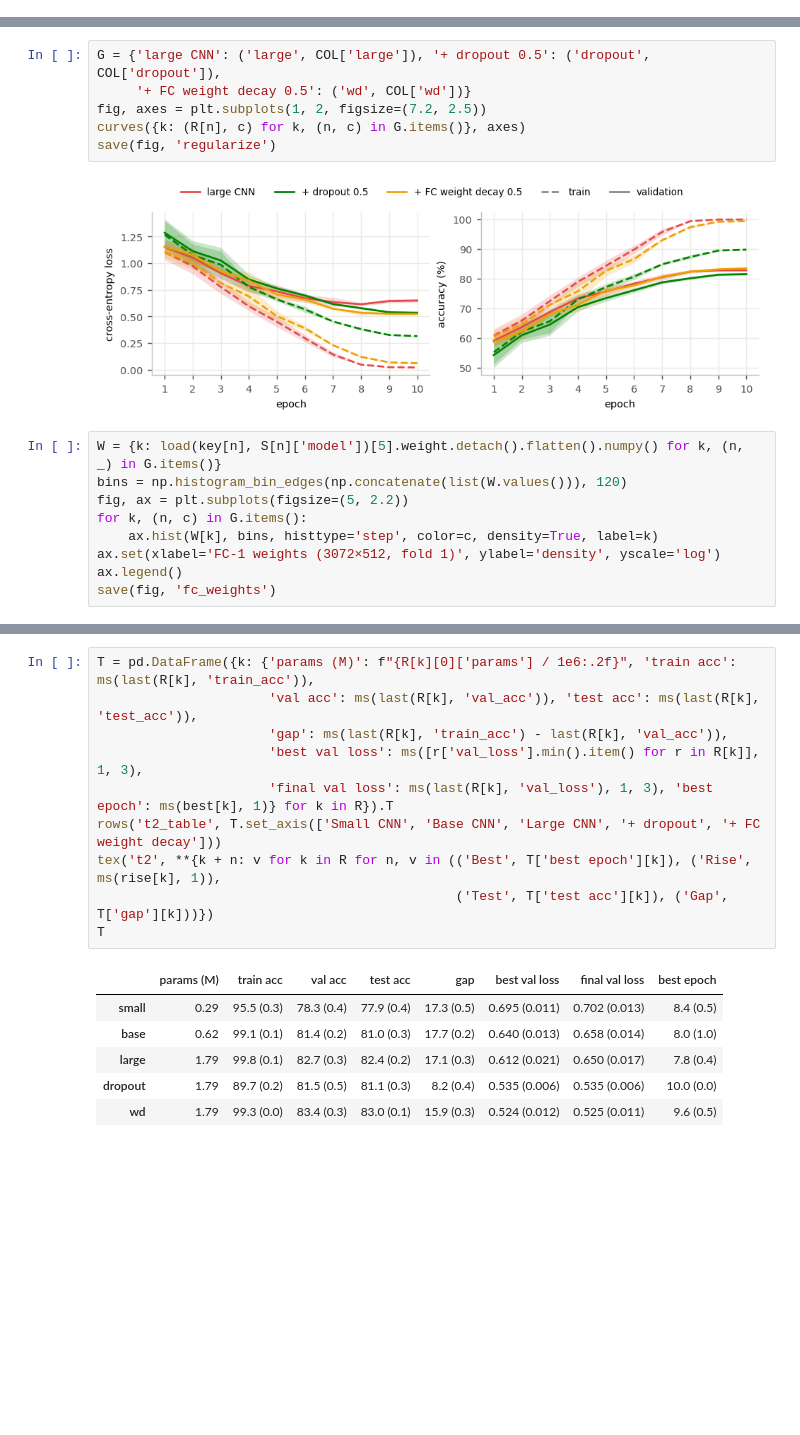
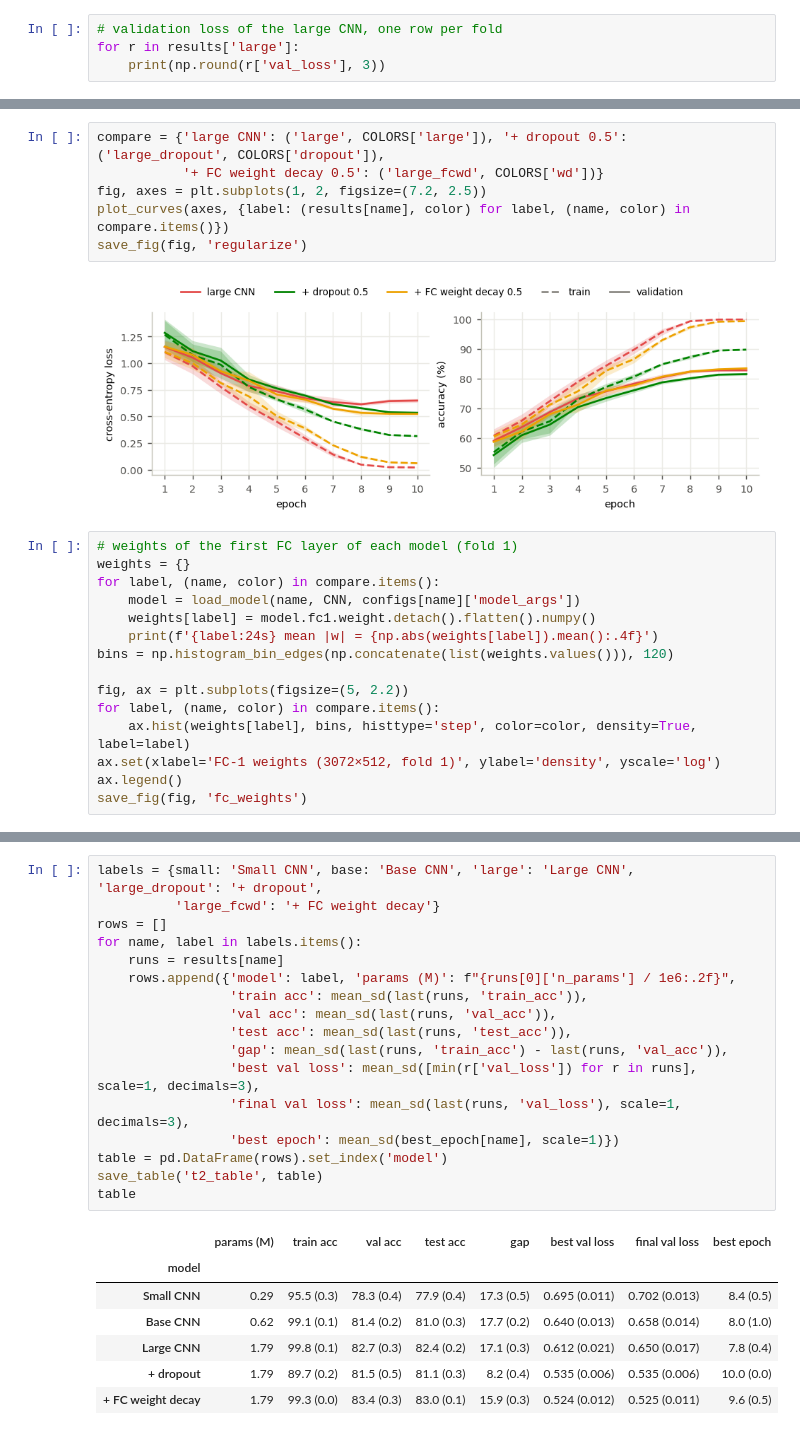
Before and after one commit to AxelFridman/HW3_ML_NN, a Jupyter notebook: 2_overfitting.ipynb, the cells around one changed output, grey strips where cells are left out. Saved outputs shown, nothing was run; the diff lists cells and outputs as text; blank space fills up the shorter version.

Commit message:
Task 2: one step per cell

```diff
--- a/2_overfitting.ipynb
+++ b/2_overfitting.ipynb
@@ -18,0 +62,4 @@ diagram('arch_large', [cnn_layers(B['arch']), cnn_layers(48, 512)])
+# %%
+# validation loss of the large CNN, one row per fold
+for r in results['large']:
+    print(np.round(r['val_loss'], 3))
@@ -43,18 +128,24 @@ save(fig, 'overfit')
 # %%
-G = {'large CNN': ('large', COL['large']), '+ dropout 0.5': ('dropout', COL['dropout']),
-     '+ FC weight decay 0.5': ('wd', COL['wd'])}
+compare = {'large CNN': ('large', COLORS['large']), '+ dropout 0.5': ('large_dropout', COLORS['dropout']),
+           '+ FC weight decay 0.5': ('large_fcwd', COLORS['wd'])}
 fig, axes = plt.subplots(1, 2, figsize=(7.2, 2.5))
-curves({k: (R[n], c) for k, (n, c) in G.items()}, axes)
-save(fig, 'regularize')
+plot_curves(axes, {label: (results[name], color) for label, (name, color) in compare.items()})
+save_fig(fig, 'regularize')
 # %% [output]
 [figure]
 # %%
-W = {k: load(key[n], S[n]['model'])[5].weight.detach().flatten().numpy() for k, (n, _) in G.items()}
-bins = np.histogram_bin_edges(np.concatenate(list(W.values())), 120)
+# weights of the first FC layer of each model (fold 1)
+weights = {}
+for label, (name, color) in compare.items():
+    model = load_model(name, CNN, configs[name]['model_args'])
+    weights[label] = model.fc1.weight.detach().flatten().numpy()
+    print(f'{label:24s} mean |w| = {np.abs(weights[label]).mean():.4f}')
+bins = np.histogram_bin_edges(np.concatenate(list(weights.values())), 120)
+
 fig, ax = plt.subplots(figsize=(5, 2.2))
-for k, (n, c) in G.items():
-    ax.hist(W[k], bins, histtype='step', color=c, density=True, label=k)
+for label, (name, color) in compare.items():
+    ax.hist(weights[label], bins, histtype='step', color=color, density=True, label=label)
 ax.set(xlabel='FC-1 weights (3072×512, fold 1)', ylabel='density', yscale='log')
 ax.legend()
-save(fig, 'fc_weights')
+save_fig(fig, 'fc_weights')
 # %% [output]
@@ -61,18 +155,26 @@ save(fig, 'fc_weights')
 [figure]
-# %%
-T = pd.DataFrame({k: {'params (M)': f"{R[k][0]['params'] / 1e6:.2f}", 'train acc': ms(last(R[k], 'train_acc')),
-                      'val acc': ms(last(R[k], 'val_acc')), 'test acc': ms(last(R[k], 'test_acc')),
-                      'gap': ms(last(R[k], 'train_acc') - last(R[k], 'val_acc')),
-                      'best val loss': ms([r['val_loss'].min().item() for r in R[k]], 1, 3),
-                      'final val loss': ms(last(R[k], 'val_loss'), 1, 3), 'best epoch': ms(best[k], 1)} for k in R}).T
-rows('t2_table', T.set_axis(['Small CNN', 'Base CNN', 'Large CNN', '+ dropout', '+ FC weight decay']))
-tex('t2', **{k + n: v for k in R for n, v in (('Best', T['best epoch'][k]), ('Rise', ms(rise[k], 1)),
-                                              ('Test', T['test acc'][k]), ('Gap', T['gap'][k]))})
-T
-# %% [output]
-|  | params (M) | train acc | val acc | test acc | gap | best val loss | final val loss | best epoch |
-| small | 0.29 | 95.5 (0.3) | 78.3 (0.4) | 77.9 (0.4) | 17.3 (0.5) | 0.695 (0.011) | 0.702 (0.013) | 8.4 (0.5) |
-| base | 0.62 | 99.1 (0.1) | 81.4 (0.2) | 81.0 (0.3) | 17.7 (0.2) | 0.640 (0.013) | 0.658 (0.014) | 8.0 (1.0) |
-| large | 1.79 | 99.8 (0.1) | 82.7 (0.3) | 82.4 (0.2) | 17.1 (0.3) | 0.612 (0.021) | 0.650 (0.017) | 7.8 (0.4) |
-| dropout | 1.79 | 89.7 (0.2) | 81.5 (0.5) | 81.1 (0.3) | 8.2 (0.4) | 0.535 (0.006) | 0.535 (0.006) | 10.0 (0.0) |
-| wd | 1.79 | 99.3 (0.0) | 83.4 (0.3) | 83.0 (0.1) | 15.9 (0.3) | 0.524 (0.012) | 0.525 (0.011) | 9.6 (0.5) |
+# %%
+labels = {small: 'Small CNN', base: 'Base CNN', 'large': 'Large CNN', 'large_dropout': '+ dropout',
+          'large_fcwd': '+ FC weight decay'}
+rows = []
+for name, label in labels.items():
+    runs = results[name]
+    rows.append({'model': label, 'params (M)': f"{runs[0]['n_params'] / 1e6:.2f}",
+                 'train acc': mean_sd(last(runs, 'train_acc')),
+                 'val acc': mean_sd(last(runs, 'val_acc')),
+                 'test acc': mean_sd(last(runs, 'test_acc')),
+                 'gap': mean_sd(last(runs, 'train_acc') - last(runs, 'val_acc')),
+                 'best val loss': mean_sd([min(r['val_loss']) for r in runs], scale=1, decimals=3),
+                 'final val loss': mean_sd(last(runs, 'val_loss'), scale=1, decimals=3),
+                 'best epoch': mean_sd(best_epoch[name], scale=1)})
+table = pd.DataFrame(rows).set_index('model')
+save_table('t2_table', table)
+table
+# %% [output]
+|  | params (M) | train acc | val acc | test acc | gap | best val loss | final val loss | best epoch |
+| model |  |  |  |  |  |  |  |  |
+| Small CNN | 0.29 | 95.5 (0.3) | 78.3 (0.4) | 77.9 (0.4) | 17.3 (0.5) | 0.695 (0.011) | 0.702 (0.013) | 8.4 (0.5) |
+| Base CNN | 0.62 | 99.1 (0.1) | 81.4 (0.2) | 81.0 (0.3) | 17.7 (0.2) | 0.640 (0.013) | 0.658 (0.014) | 8.0 (1.0) |
+| Large CNN | 1.79 | 99.8 (0.1) | 82.7 (0.3) | 82.4 (0.2) | 17.1 (0.3) | 0.612 (0.021) | 0.650 (0.017) | 7.8 (0.4) |
+| + dropout | 1.79 | 89.7 (0.2) | 81.5 (0.5) | 81.1 (0.3) | 8.2 (0.4) | 0.535 (0.006) | 0.535 (0.006) | 10.0 (0.0) |
+| + FC weight decay | 1.79 | 99.3 (0.0) | 83.4 (0.3) | 83.0 (0.1) | 15.9 (0.3) | 0.524 (0.012) | 0.525 (0.011) | 9.6 (0.5) |
```
Also changed, not shown: parts of 20 cells of this notebook.
